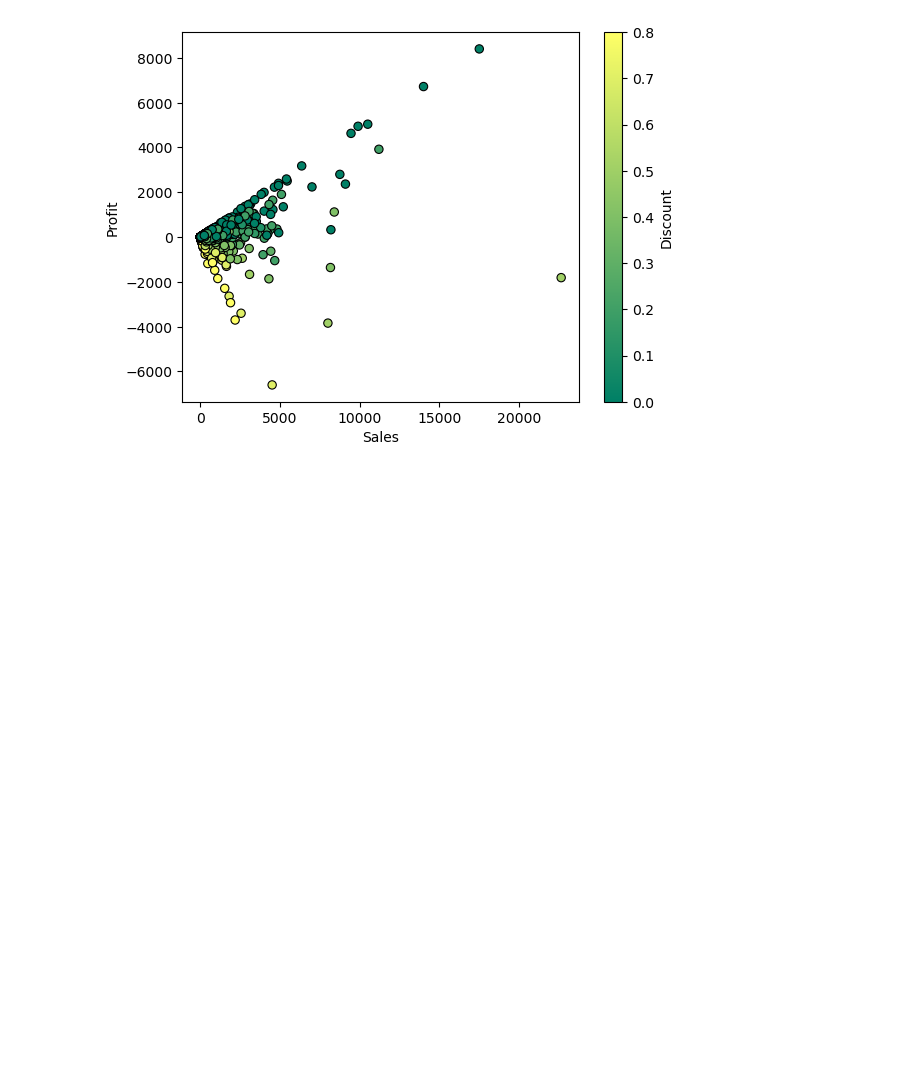
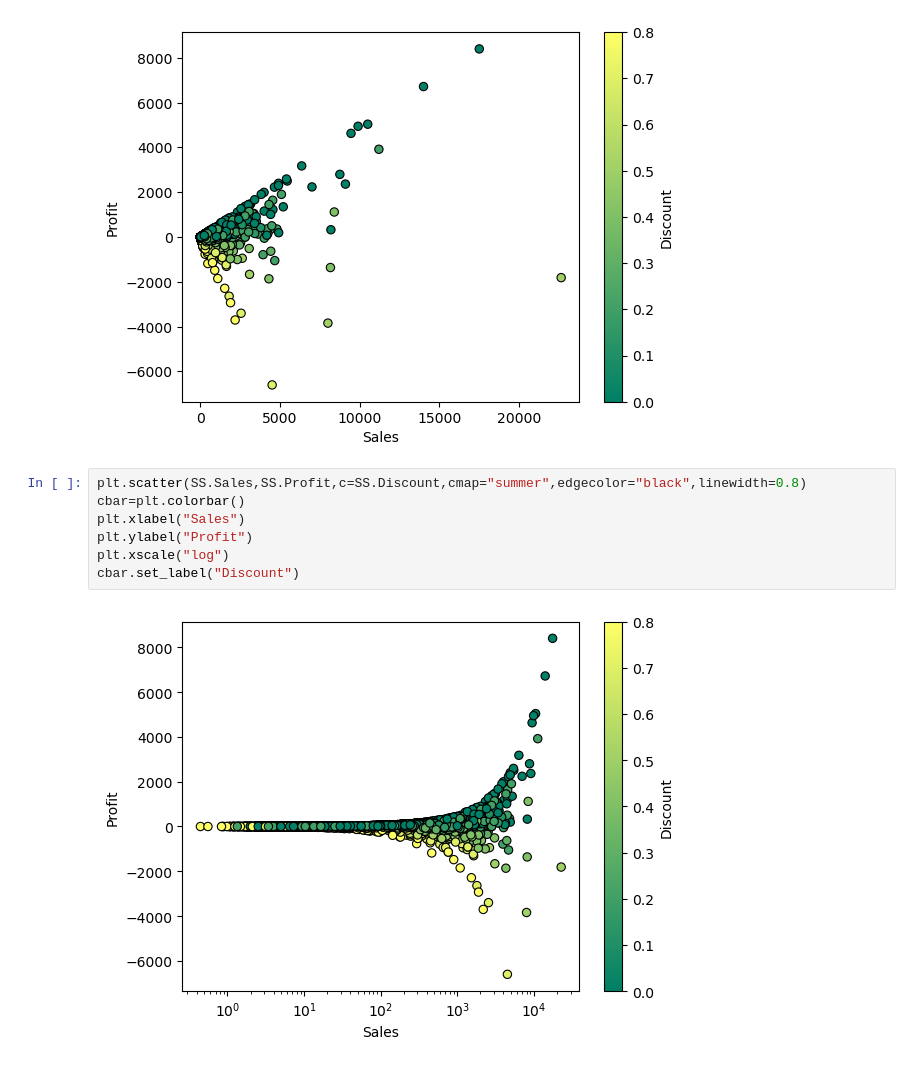
Before and after one commit to gituser9828/PYTHON-VISUALIZATION, a Jupyter notebook: BAR GRAPH.ipynb, the cells around one changed output. Saved outputs shown, nothing was run; the diff lists cells and outputs as text; blank space fills up the shorter version.

Commit message:
scatter and bar graph

```diff
--- a/BAR GRAPH.ipynb
+++ b/BAR GRAPH.ipynb
@@ -43,3 +43,12 @@ plt.ylabel("Profit")
 plt.show()
 # %% [output]
 [figure]
+# %%
+plt.scatter(SS.Sales,SS.Profit,c=SS.Discount,cmap="summer",edgecolor="black",linewidth=0.8)
+cbar=plt.colorbar()
+plt.xlabel("Sales")
+plt.ylabel("Profit")
+plt.xscale("log")
+cbar.set_label("Discount")
+# %% [output]
+[figure, added]
```
Also changed, not shown: parts of 6 cells of this notebook.
